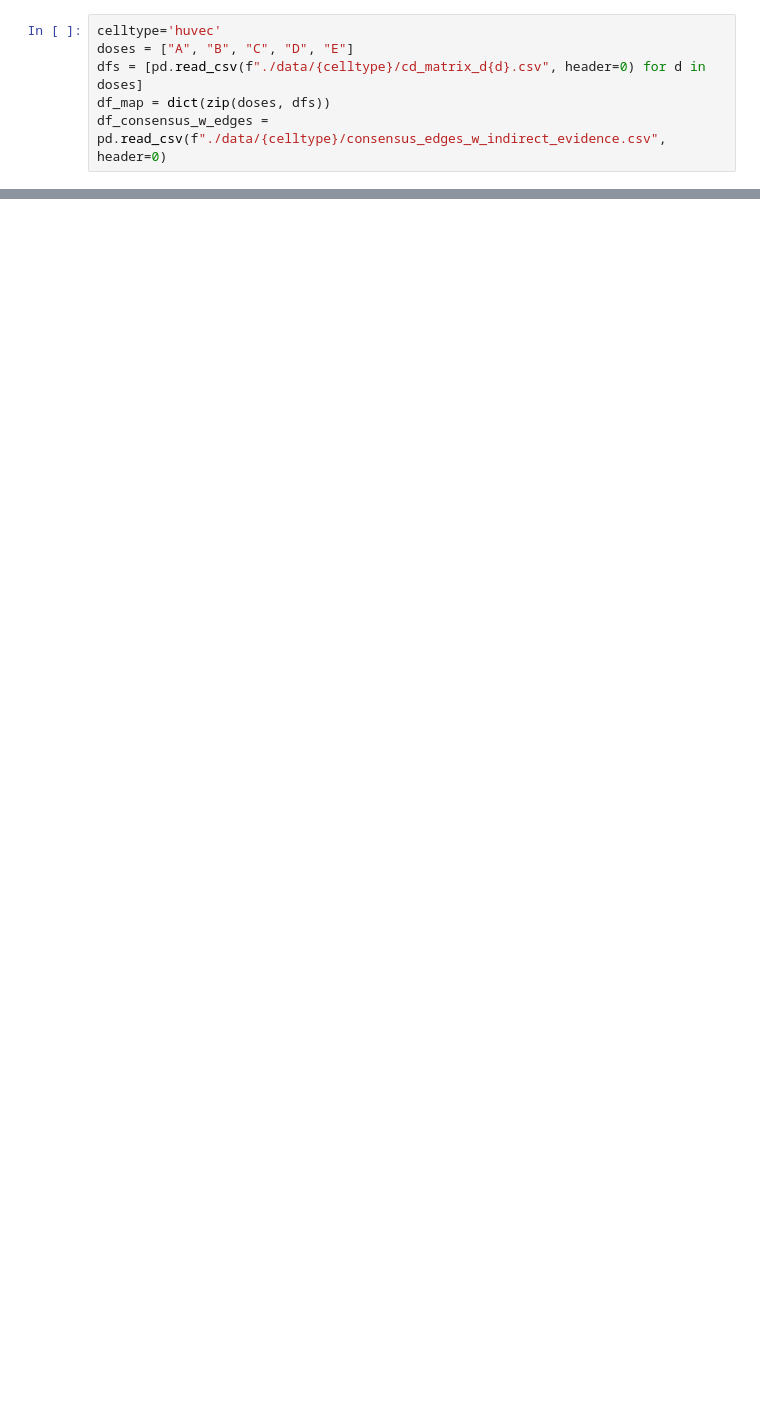
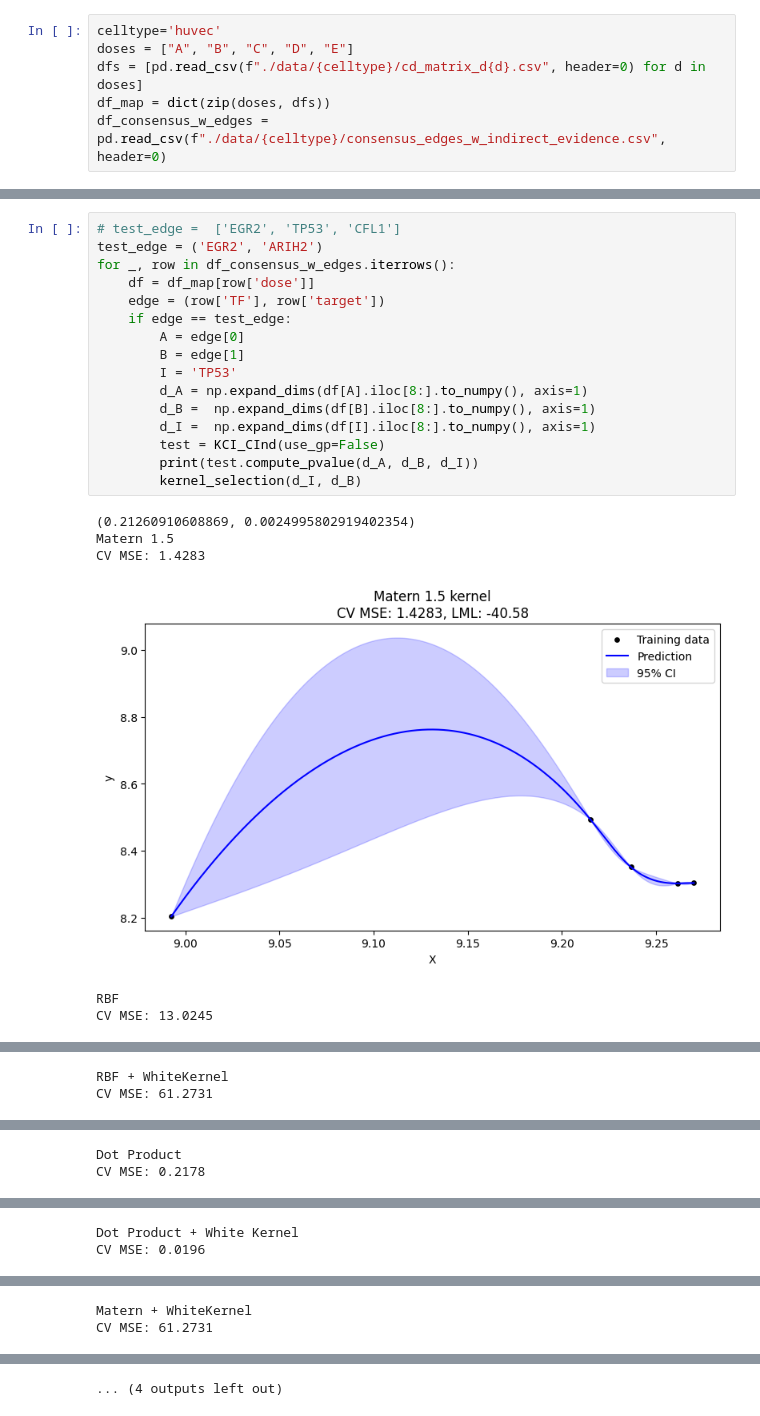
Before and after one commit to shahashka/lucid_cd, a Jupyter notebook: indirect_evidence.ipynb, the cells around one changed output, grey strips where cells are left out. Saved outputs shown, nothing was run; the diff lists cells and outputs as text; blank space fills up the shorter version.

```diff
--- a/indirect_evidence.ipynb
+++ b/indirect_evidence.ipynb
@@ -185,0 +244,23 @@ for ci_test in ci_tests:
+# %%
+# test_edge =  ['EGR2', 'TP53', 'CFL1']
+test_edge = ('EGR2', 'ARIH2')
+for _, row in df_consensus_w_edges.iterrows():
+    df = df_map[row['dose']]
+    edge = (row['TF'], row['target'])
+    if edge == test_edge:
+        A = edge[0]
+        B = edge[1]
+        I = 'TP53'
+        d_A = np.expand_dims(df[A].iloc[8:].to_numpy(), axis=1)
+        d_B =  np.expand_dims(df[B].iloc[8:].to_numpy(), axis=1)
+        d_I =  np.expand_dims(df[I].iloc[8:].to_numpy(), axis=1)
+        test = KCI_CInd(use_gp=False)
+        print(test.compute_pvalue(d_A, d_B, d_I))
+        kernel_selection(d_I, d_B)
+# %% [output]
+(0.21260910608869, 0.0024995802919402354)
+Matern 1.5
+CV MSE: 1.4283
+[figure, added]
+RBF
+CV MSE: 13.0245
@@ -185,0 +268,2 @@ for ci_test in ci_tests:
+RBF + WhiteKernel
+CV MSE: 61.2731
@@ -185,0 +271,2 @@ for ci_test in ci_tests:
+Dot Product
+CV MSE: 0.2178
@@ -185,0 +274,2 @@ for ci_test in ci_tests:
+Dot Product + White Kernel
+CV MSE: 0.0196
@@ -185,0 +277,2 @@ for ci_test in ci_tests:
+Matern + WhiteKernel
+CV MSE: 61.2731
@@ -185,0 +280 @@ for ci_test in ci_tests:
+... (4 outputs left out)
```
Also changed, not shown: parts of 9 cells of this notebook, 4 other files.
